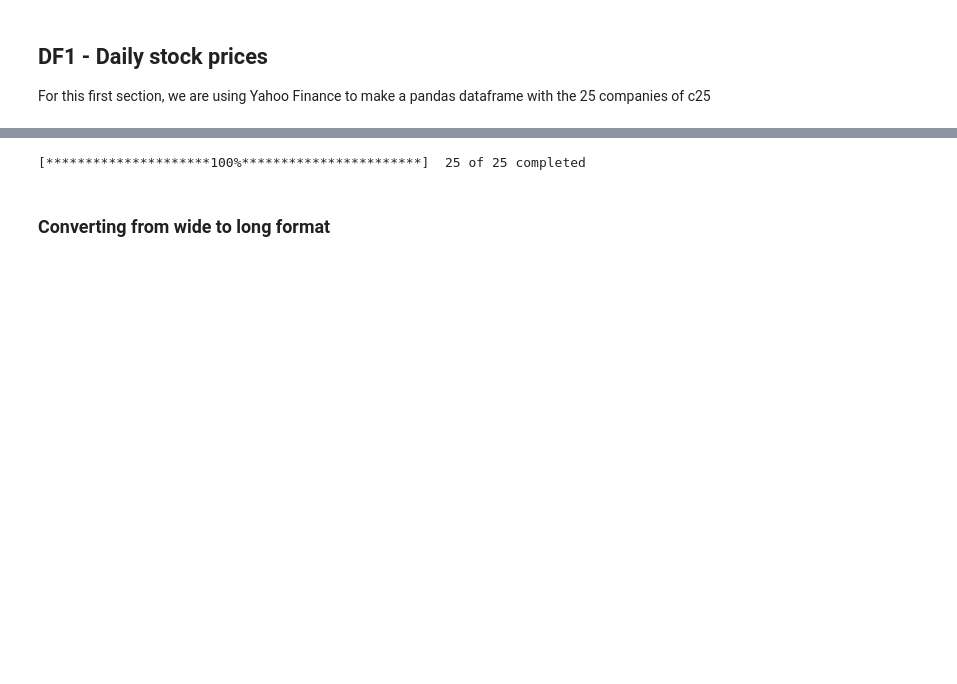
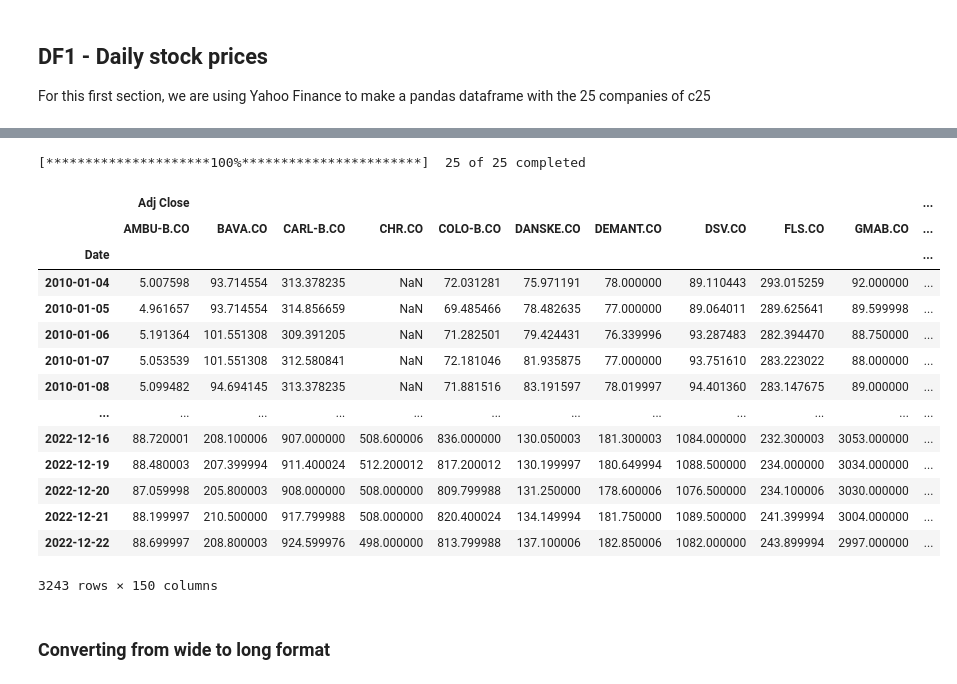
Before and after one commit to Olafcitoo/OMX25Dashboard, a Jupyter notebook: Exam.ipynb, the cells around one changed output, grey strips where cells are left out. Cells and saved outputs as stored; diff of their text form; code cells hidden in the pictures; blank space fills up the shorter version.

```diff
--- a/Exam.ipynb
+++ b/Exam.ipynb
@@ -25,14 +33,30 @@ Requirement already satisfied: soupsieve>1.2 in /Users/olaf/opt/anaconda3/lib/py
 # %%
 #Creating a list for the Yahoo ticker names of the OMX stocks
 omx_tickers = ["COLO-B.CO", "CHR.CO", "TRYG.CO", "GN.CO", "ROCK-B.CO", "GMAB.CO", "FLS.CO", "NOVO-B.CO", "MAERSK-B.CO", "DSV.CO", "ISS.CO", "BAVA.CO", "NETC.CO", "MAERSK-A.CO", "CARL-B.CO", "ORSTED.CO", "RBREW.CO", "NZYM-B.CO", "DEMANT.CO", "NDA-DK.CO", "PNDORA.CO", "AMBU-B.CO", "DANSKE.CO", "VWS.CO", "JYSK.CO"]
 
 # Use the yfinance library to retrieve the data for each ticker.
 data = yf.download(omx_tickers, start='2010-01-01', end='2022-12-31')
 
 # Create a pandas dataframe from the retrieved data
 df_daily = pd.DataFrame(data)
+df_daily
 # %% [output]
 [*********************100%***********************]  25 of 25 completed
+|  | Adj Close |  |  |  |  |  |  |  |  |  | ... |
+|  | AMBU-B.CO | BAVA.CO | CARL-B.CO | CHR.CO | COLO-B.CO | DANSKE.CO | DEMANT.CO | DSV.CO | FLS.CO | GMAB.CO | ... |
+| Date |  |  |  |  |  |  |  |  |  |  | ... |
+| 2010-01-04 | 5.007598 | 93.714554 | 313.378235 | NaN | 72.031281 | 75.971191 | 78.000000 | 89.110443 | 293.015259 | 92.000000 | ... |
+| 2010-01-05 | 4.961657 | 93.714554 | 314.856659 | NaN | 69.485466 | 78.482635 | 77.000000 | 89.064011 | 289.625641 | 89.599998 | ... |
+| 2010-01-06 | 5.191364 | 101.551308 | 309.391205 | NaN | 71.282501 | 79.424431 | 76.339996 | 93.287483 | 282.394470 | 88.750000 | ... |
+| 2010-01-07 | 5.053539 | 101.551308 | 312.580841 | NaN | 72.181046 | 81.935875 | 77.000000 | 93.751610 | 283.223022 | 88.000000 | ... |
+| 2010-01-08 | 5.099482 | 94.694145 | 313.378235 | NaN | 71.881516 | 83.191597 | 78.019997 | 94.401360 | 283.147675 | 89.000000 | ... |
+| ... | ... | ... | ... | ... | ... | ... | ... | ... | ... | ... | ... |
+| 2022-12-16 | 88.720001 | 208.100006 | 907.000000 | 508.600006 | 836.000000 | 130.050003 | 181.300003 | 1084.000000 | 232.300003 | 3053.000000 | ... |
+| 2022-12-19 | 88.480003 | 207.399994 | 911.400024 | 512.200012 | 817.200012 | 130.199997 | 180.649994 | 1088.500000 | 234.000000 | 3034.000000 | ... |
+| 2022-12-20 | 87.059998 | 205.800003 | 908.000000 | 508.000000 | 809.799988 | 131.250000 | 178.600006 | 1076.500000 | 234.100006 | 3030.000000 | ... |
+| 2022-12-21 | 88.199997 | 210.500000 | 917.799988 | 508.000000 | 820.400024 | 134.149994 | 181.750000 | 1089.500000 | 241.399994 | 3004.000000 | ... |
+| 2022-12-22 | 88.699997 | 208.800003 | 924.599976 | 498.000000 | 813.799988 | 137.100006 | 182.850006 | 1082.000000 | 243.899994 | 2997.000000 | ... |
+3243 rows × 150 columns
 # %% [markdown]
 ### Converting from wide to long format
 # %%
```
Also changed, not shown: parts of 7 cells of this notebook, 2 other files.
